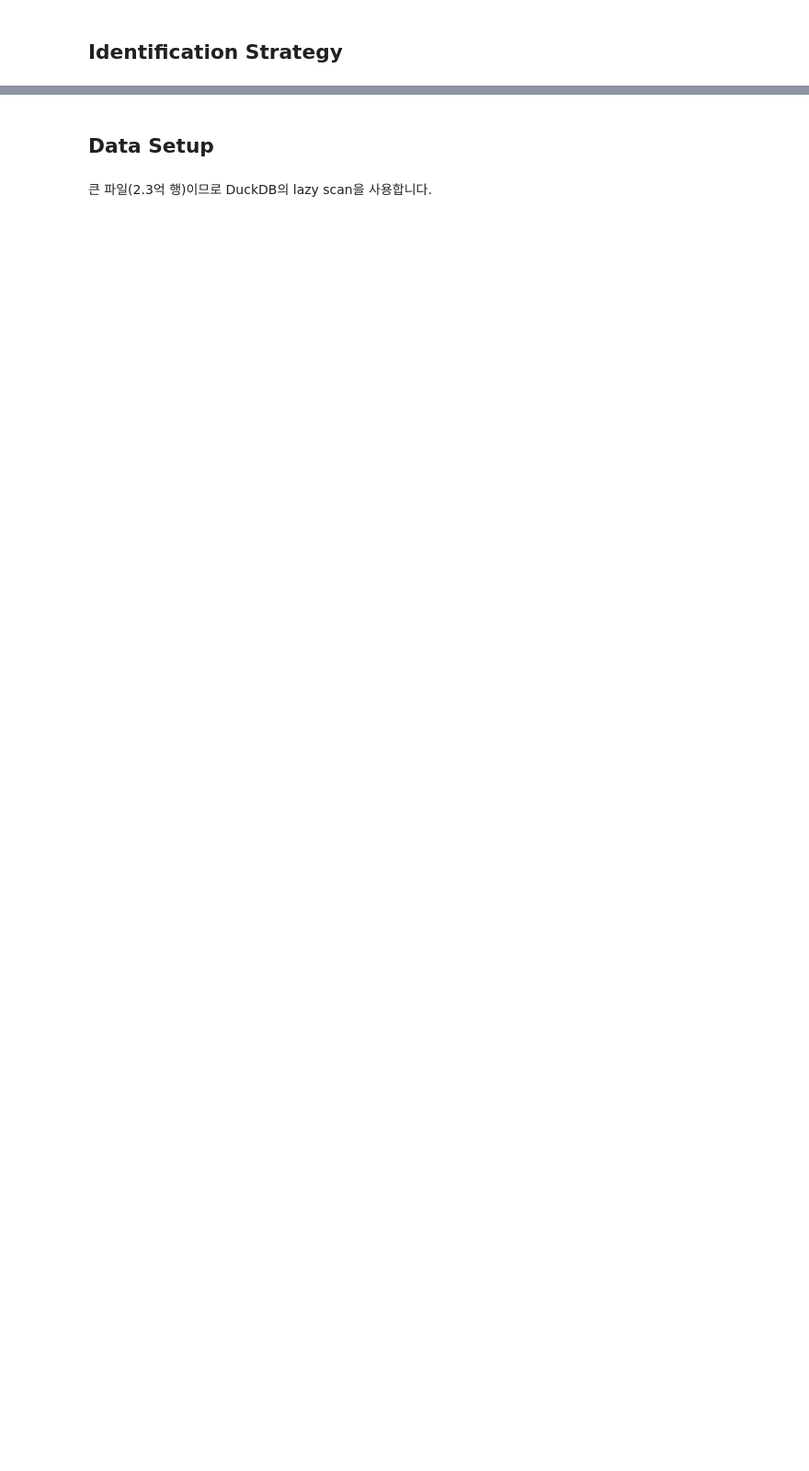
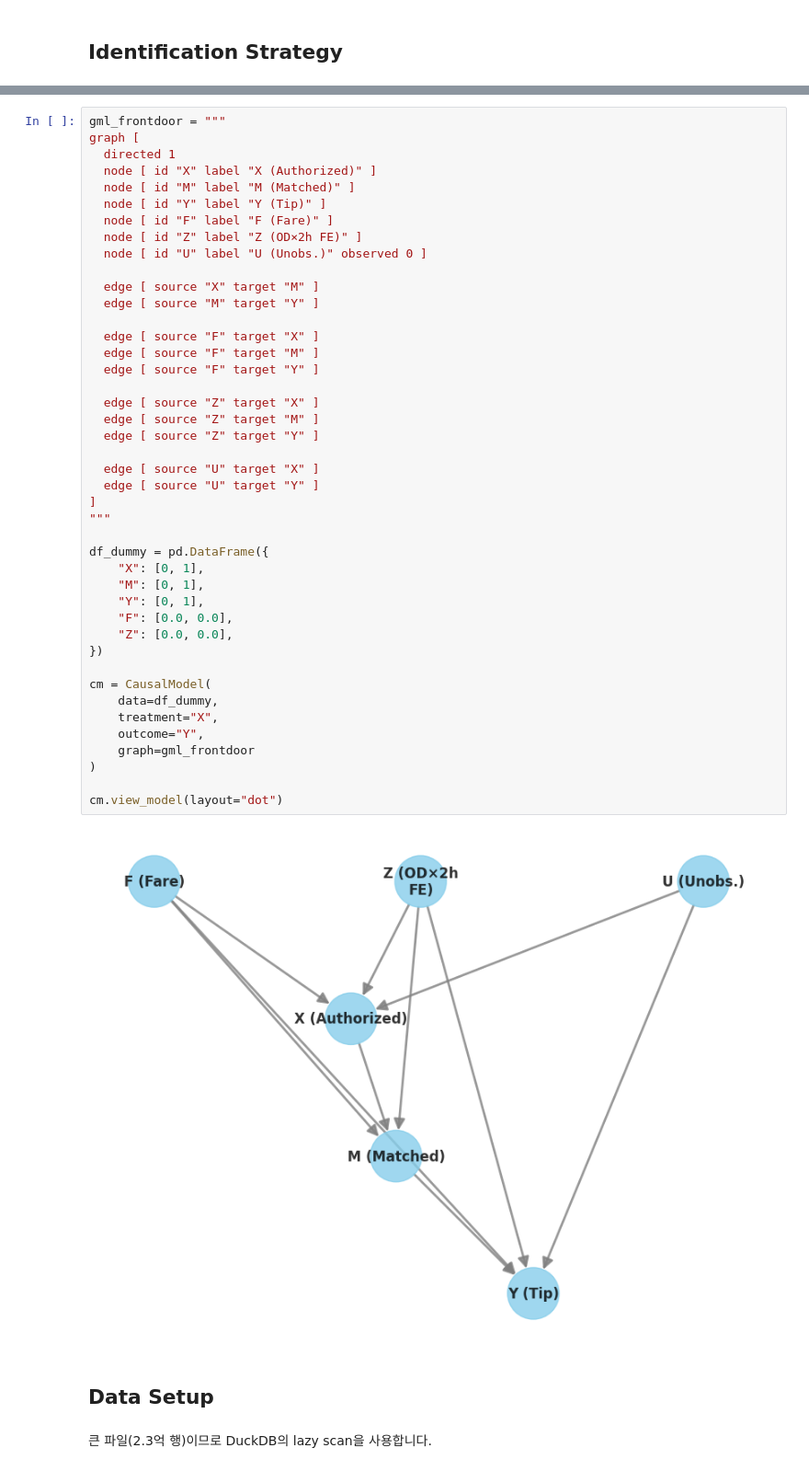
Before and after one commit to jhkimon/awesome-causal-inference-python, a Jupyter notebook: book/scm/frontdoor_criterion.ipynb, the cells around one changed output, grey strips where cells are left out. Shown: that part at 92% size. Saved outputs shown, nothing was run; the diff lists cells and outputs as text; blank space fills up the shorter version.

```diff
--- a/book/scm/frontdoor_criterion.ipynb
+++ b/book/scm/frontdoor_criterion.ipynb
@@ -58,3 +67,48 @@ warnings.filterwarnings("ignore", message=".*variables are assumed unobserved.*"
+# %%
+gml_frontdoor = """
+graph [
+  directed 1
+  node [ id "X" label "X (Authorized)" ]
+  node [ id "M" label "M (Matched)" ]
+  node [ id "Y" label "Y (Tip)" ]
+  node [ id "F" label "F (Fare)" ]
+  node [ id "Z" label "Z (OD×2h FE)" ]
+  node [ id "U" label "U (Unobs.)" observed 0 ]
+
+  edge [ source "X" target "M" ]
+  edge [ source "M" target "Y" ]
+
+  edge [ source "F" target "X" ]
+  edge [ source "F" target "M" ]
+  edge [ source "F" target "Y" ]
+
+  edge [ source "Z" target "X" ]
+  edge [ source "Z" target "M" ]
+  edge [ source "Z" target "Y" ]
+
+  edge [ source "U" target "X" ]
+  edge [ source "U" target "Y" ]
+]
+"""
+
+df_dummy = pd.DataFrame({
+    "X": [0, 1],
+    "M": [0, 1],
+    "Y": [0, 1],
+    "F": [0.0, 0.0],
+    "Z": [0.0, 0.0],
+})
+
+cm = CausalModel(
+    data=df_dummy,
+    treatment="X",
+    outcome="Y",
+    graph=gml_frontdoor
+)
+
+cm.view_model(layout="dot")
+# %% [output]
+[figure, added]
 # %% [markdown]
 ## Data Setup
 # %% [markdown]
```
Also changed, not shown: parts of 46 cells of this notebook.
